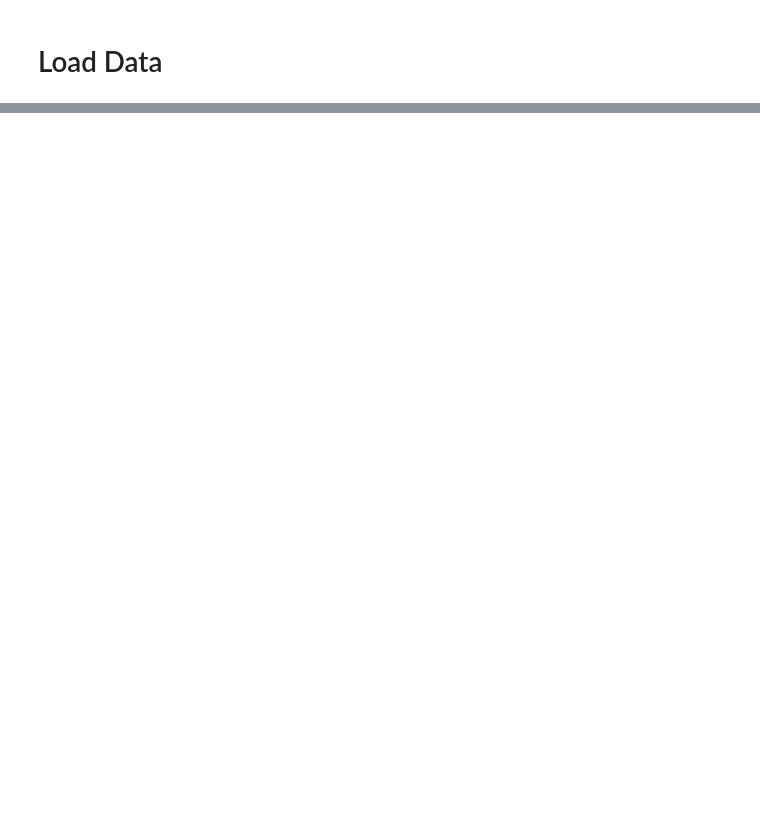
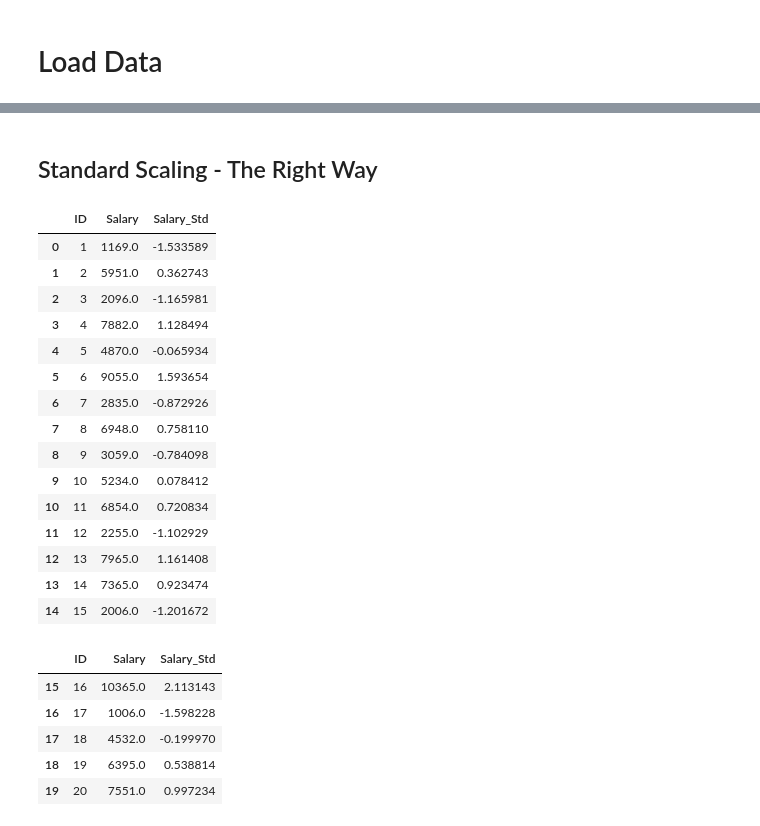
Before and after one commit to stepthom/869_course, a Jupyter notebook: leakage/slides_leakage.ipynb, the cells around one changed output, grey strips where cells are left out. Saved outputs shown, nothing was run; the diff lists cells and outputs as text; code cells hidden in the pictures; blank space fills up the shorter version.

```diff
--- a/leakage/slides_leakage.ipynb
+++ b/leakage/slides_leakage.ipynb
@@ -58,0 +78,7 @@ memory usage: 492.3 KB
+# %%
+# Manually create some train_test split, just for illustration
+X_train = X.iloc[0:15,:]
+y_train = y[:15]
+
+X_test = X.iloc[15:,:]
+y_test = y[15:]
@@ -65,0 +124,38 @@ X_train, X_test, y_train, y_test = train_test_split(X, y, test_size=0.2, random_
+# %% [markdown]
+## Standard Scaling - The Right Way
+# %%
+# First  split ...
+#X_train, X_test, y_train, y_test = train_test_split(X, y, test_size=0.2, random_state=42)
+
+scaler = StandardScaler()
+scaler=scaler.fit(X_train[['Salary']])
+
+X_train['Salary_Std'] = scaler.transform(X_train[['Salary']])
+X_test['Salary_Std'] = scaler.transform(X_test[['Salary']])
+
+
+X_train[['ID', 'Salary', 'Salary_Std']]
+X_test[['ID', 'Salary', 'Salary_Std']]
+# %% [output]
+|  | ID | Salary | Salary_Std |
+| 0 | 1 | 1169.0 | -1.533589 |
+| 1 | 2 | 5951.0 | 0.362743 |
+| 2 | 3 | 2096.0 | -1.165981 |
+| 3 | 4 | 7882.0 | 1.128494 |
+| 4 | 5 | 4870.0 | -0.065934 |
+| 5 | 6 | 9055.0 | 1.593654 |
+| 6 | 7 | 2835.0 | -0.872926 |
+| 7 | 8 | 6948.0 | 0.758110 |
+| 8 | 9 | 3059.0 | -0.784098 |
+| 9 | 10 | 5234.0 | 0.078412 |
+| 10 | 11 | 6854.0 | 0.720834 |
+| 11 | 12 | 2255.0 | -1.102929 |
+| 12 | 13 | 7965.0 | 1.161408 |
+| 13 | 14 | 7365.0 | 0.923474 |
+| 14 | 15 | 2006.0 | -1.201672 |
+|  | ID | Salary | Salary_Std |
+| 15 | 16 | 10365.0 | 2.113143 |
+| 16 | 17 | 1006.0 | -1.598228 |
+| 17 | 18 | 4532.0 | -0.199970 |
+| 18 | 19 | 6395.0 | 0.538814 |
+| 19 | 20 | 7551.0 | 0.997234 |
```
Also changed, not shown: parts of 14 cells of this notebook.
